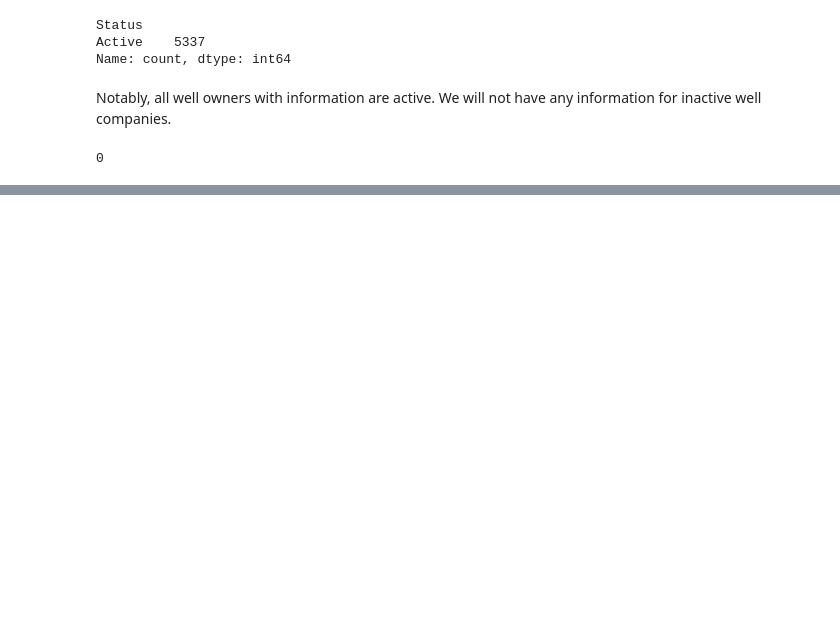
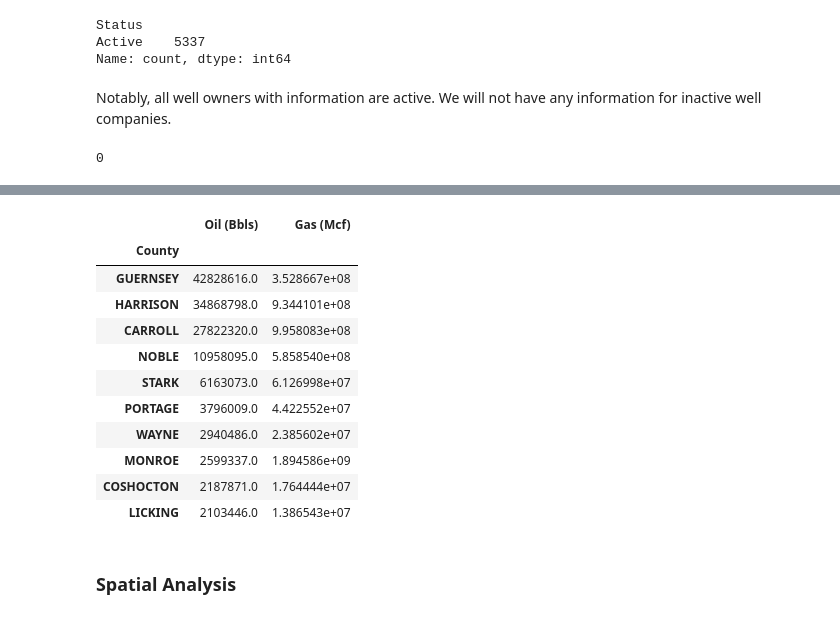
Before and after one commit to Aguilar0126/Two-Birds-One-Stonebridge, a Jupyter notebook: notebooks/exploratory_analysis.ipynb, the cells around one changed output, grey strips where cells are left out. Saved outputs shown, nothing was run; the diff lists cells and outputs as text; code cells hidden in the pictures; blank space fills up the shorter version.

Commit message:
Add Spatial Analysis Viz
And slightly Expand Exploratory Analysis

Fixes #25
Fixes #27

```diff
--- a/notebooks/exploratory_analysis.ipynb
+++ b/notebooks/exploratory_analysis.ipynb
@@ -673,0 +737,19 @@ well_owners.to_csv('../data/final/well_owners_final.csv', index=False)
+# %%
+# --- Production by County ---
+county_production = annual_production.groupby('County')[['Oil (Bbls)', 'Gas (Mcf)']].sum().sort_values('Oil (Bbls)', ascending=False)
+display(county_production.head(10))
+# %% [output]
+|  | Oil (Bbls) | Gas (Mcf) |
+| County |  |  |
+| GUERNSEY | 42828616.0 | 3.528667e+08 |
+| HARRISON | 34868798.0 | 9.344101e+08 |
+| CARROLL | 27822320.0 | 9.958083e+08 |
+| NOBLE | 10958095.0 | 5.858540e+08 |
+| STARK | 6163073.0 | 6.126998e+07 |
+| PORTAGE | 3796009.0 | 4.422552e+07 |
+| WAYNE | 2940486.0 | 2.385602e+07 |
+| MONROE | 2599337.0 | 1.894586e+09 |
+| COSHOCTON | 2187871.0 | 1.764444e+07 |
+| LICKING | 2103446.0 | 1.386543e+07 |
+# %% [markdown]
+### Spatial Analysis
```
Also changed, not shown: parts of 14 cells of this notebook, 4 other files.
